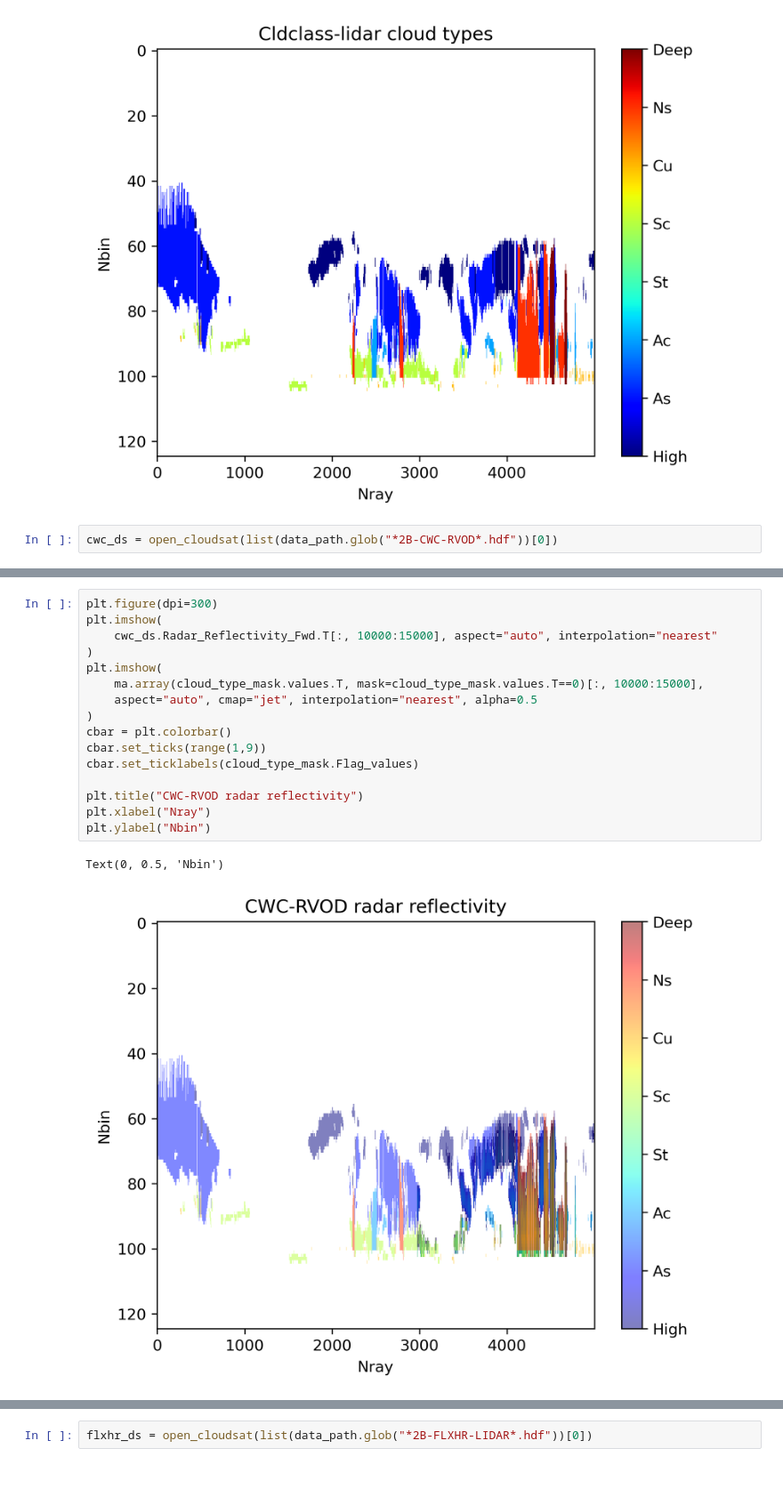
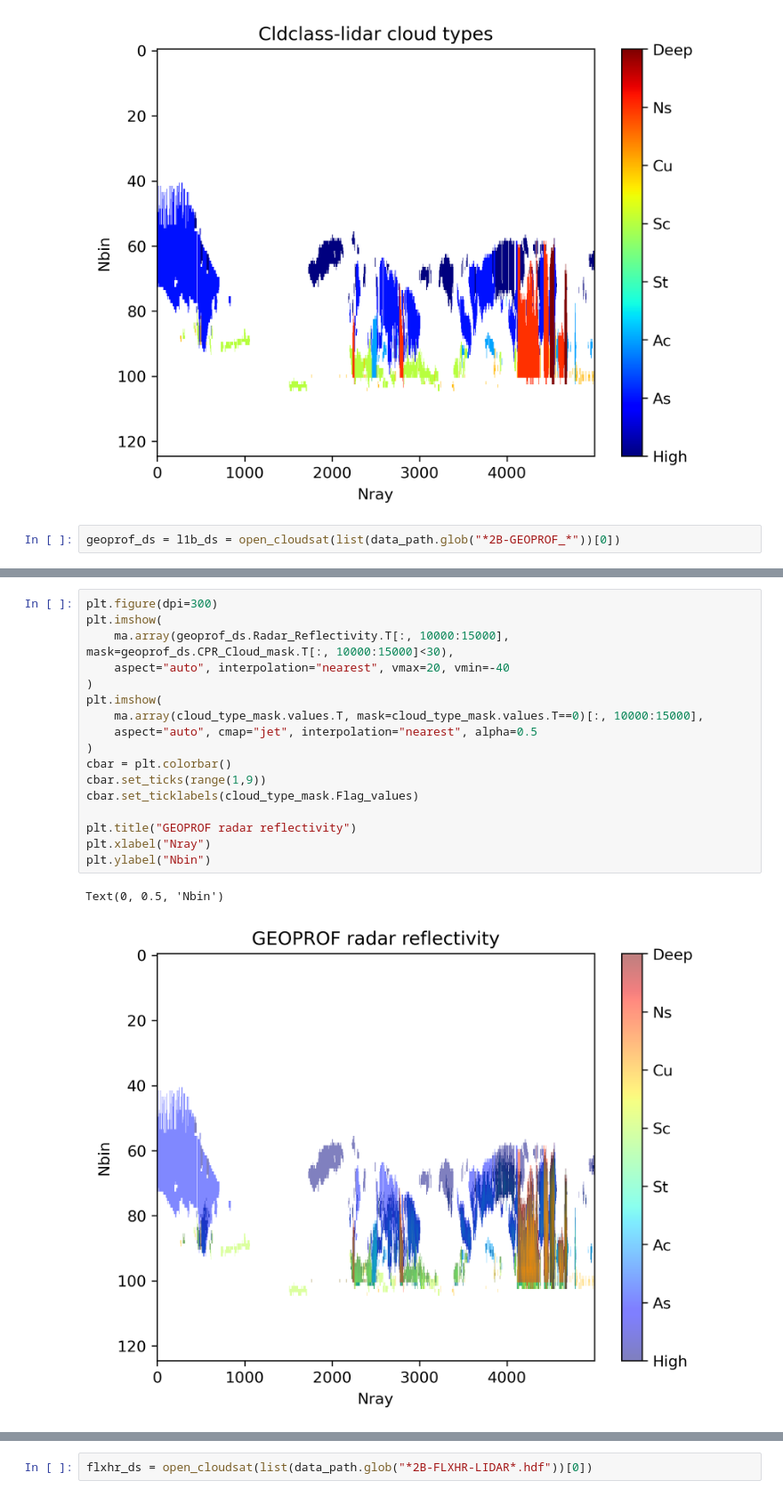
Before and after one commit to w-k-jones/CloudSatiPy, a Jupyter notebook: examples/reconstruct_cloudmask.ipynb, the cells around one changed output, grey strips where cells are left out. Shown at 89% size. Saved outputs shown, nothing was run; the diff lists cells and outputs as text.

Commit message:
Add GEOPROF and 2C-ICE to cldclass example

```diff
--- a/examples/reconstruct_cloudmask.ipynb
+++ b/examples/reconstruct_cloudmask.ipynb
@@ -125,5 +125,5 @@ plt.ylabel("Nbin")
 Text(0, 0.5, 'Nbin')
 [figure]
 # %%
-cwc_ds = open_cloudsat(list(data_path.glob("*2B-CWC-RVOD*.hdf"))[0])
+geoprof_ds = l1b_ds = open_cloudsat(list(data_path.glob("*2B-GEOPROF_*"))[0])
 # %%
@@ -149,19 +149,20 @@ Coordinates:
 # %%
 plt.figure(dpi=300)
 plt.imshow(
-    cwc_ds.Radar_Reflectivity_Fwd.T[:, 10000:15000], aspect="auto", interpolation="nearest"
+    ma.array(geoprof_ds.Radar_Reflectivity.T[:, 10000:15000], mask=geoprof_ds.CPR_Cloud_mask.T[:, 10000:15000]<30),
+    aspect="auto", interpolation="nearest", vmax=20, vmin=-40
 )
 plt.imshow(
     ma.array(cloud_type_mask.values.T, mask=cloud_type_mask.values.T==0)[:, 10000:15000],
     aspect="auto", cmap="jet", interpolation="nearest", alpha=0.5
 )
 cbar = plt.colorbar()
 cbar.set_ticks(range(1,9))
 cbar.set_ticklabels(cloud_type_mask.Flag_values)
 
-plt.title("CWC-RVOD radar reflectivity")
+plt.title("GEOPROF radar reflectivity")
 plt.xlabel("Nray")
 plt.ylabel("Nbin")
 # %% [output]
 Text(0, 0.5, 'Nbin')
-[figure, old version]
+[figure, new version]
```
Also changed, not shown: parts of 5 cells of this notebook.
